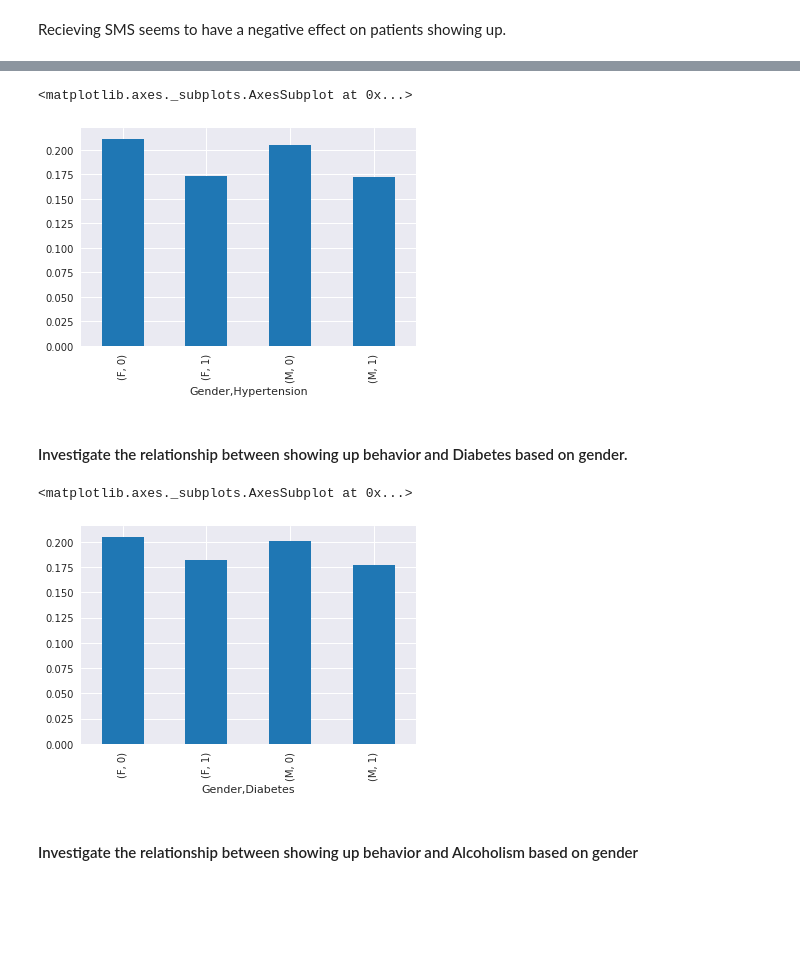
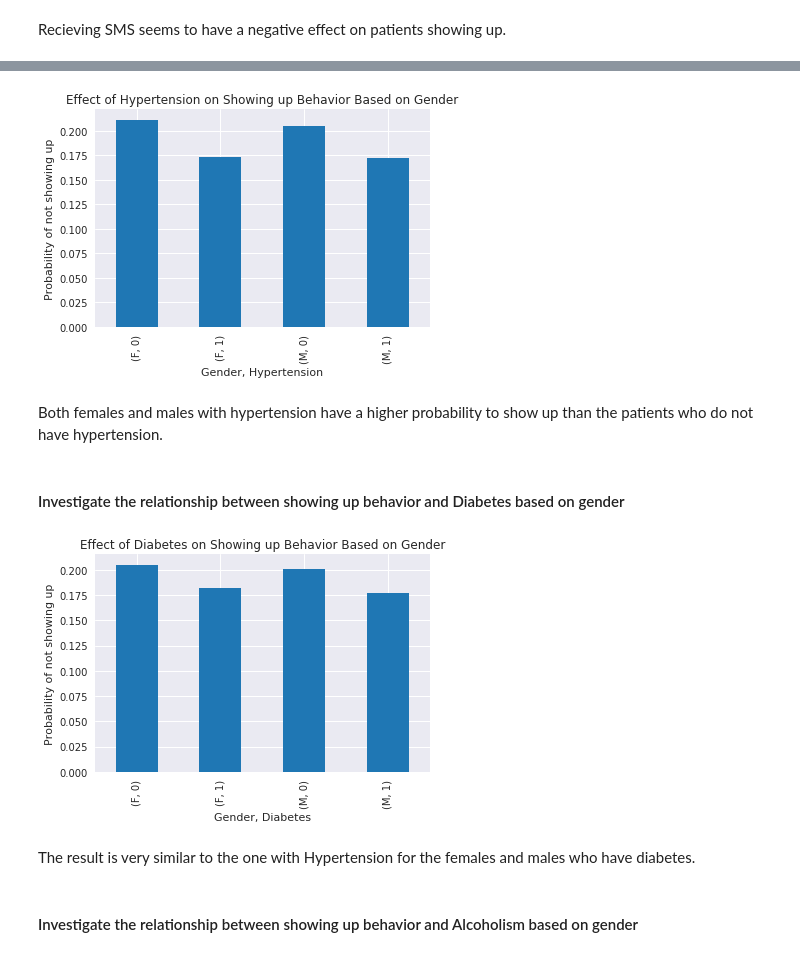
Before and after one commit to yagmurdalman/investigate-a-data-set, a Jupyter notebook: no_show_appointments.ipynb, the cells around one changed output, grey strips where cells are left out. Saved outputs shown, nothing was run; the diff lists cells and outputs as text; code cells hidden in the pictures; blank space fills up the shorter version.

```diff
--- a/no_show_appointments.ipynb
+++ b/no_show_appointments.ipynb
@@ -185,4 +201,4 @@ df['No_show'] = df['No_show'].map({'Yes':1, 'No':0})
 # %%
-df['WeekDay'] = pd.to_datetime(df['AppointmentDay']).apply(lambda x: x.isoweekday())
-print('WeekDay:',sorted(df.WeekDay.unique()))
+df['Weekday'] = pd.to_datetime(df['AppointmentDay']).apply(lambda x: x.isoweekday())
+print('Weekday:',sorted(df.Weekday.unique()))
 # %% [output]
@@ -248,2 +242,0 @@ df.groupby('PatientId').mean().head()
-# %%
-df['Num_no_show'] = df.groupby('PatientId')['No_show'].apply(lambda x: x.cumsum())
@@ -399,15 +451,23 @@ df.groupby('WeekDay').No_show.mean().plot(kind='bar', color=base_color)
 # %%
 df.groupby(['Gender', 'Hypertension']).No_show.mean().plot(kind='bar', color=base_color)
+plt.xlabel('Gender, Hypertension');
+plt.ylabel('Probability of not showing up');
+plt.title("Effect of Hypertension on Showing up Behavior Based on Gender" );
 # %% [output]
-<matplotlib.axes._subplots.AxesSubplot at 0x...>
-[figure, old version]
+[figure, new version]
+# %% [markdown]
+Both females and males with hypertension have a higher probability to show up than the patients who do not have hypertension.
 # %% [markdown]
-#### Investigate the relationship between showing up behavior and Diabetes based on gender.
+#### Investigate the relationship between showing up behavior and Diabetes based on gender
 # %%
 df.groupby(['Gender', 'Diabetes']).No_show.mean().plot(kind='bar', color=base_color)
+plt.xlabel('Gender, Diabetes');
+plt.ylabel('Probability of not showing up');
+plt.title("Effect of Diabetes on Showing up Behavior Based on Gender" );
 # %% [output]
-<matplotlib.axes._subplots.AxesSubplot at 0x...>
-[figure, old version]
+[figure, new version]
+# %% [markdown]
+The result is very similar to the one with Hypertension for the females and males who have diabetes.
 # %% [markdown]
 #### Investigate the relationship between showing up behavior and Alcoholism based on gender
 # %%
```
Also changed, not shown: parts of 79 cells of this notebook.
